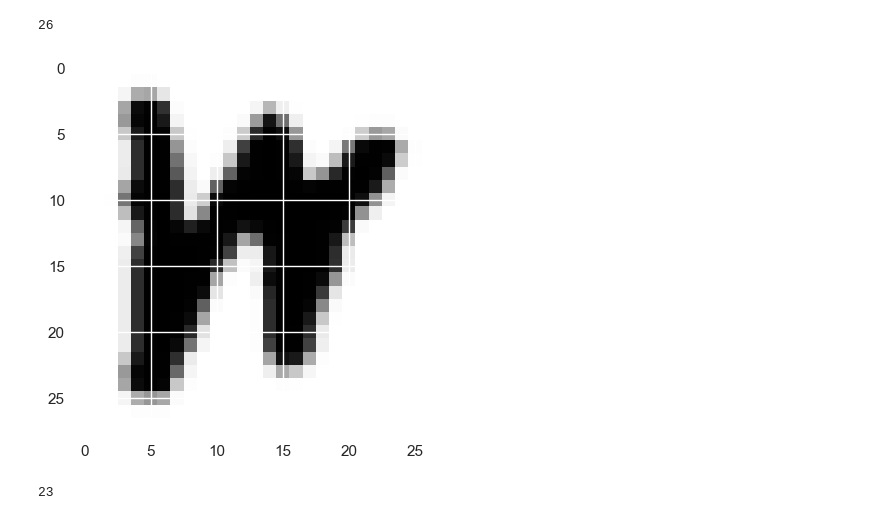
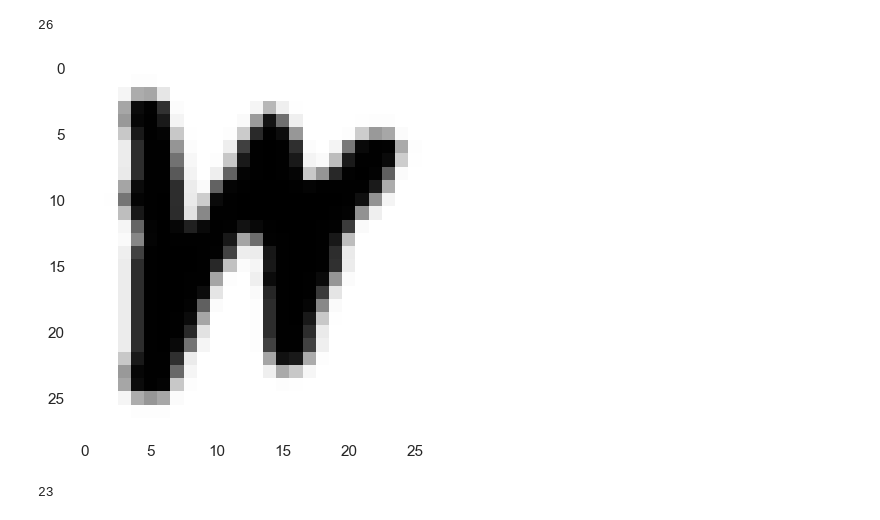
Before and after one commit to Tinalex1012/GJUN-ML, a Jupyter notebook: IPYNB/EMNIST.ipynb, the cells around one changed output. Drawn from its saved outputs; the diff is of its cells as text; code cells hidden in the pictures.

```diff
--- a/IPYNB/EMNIST.ipynb
+++ b/IPYNB/EMNIST.ipynb
@@ -108,9 +108,10 @@ df.ascii.nunique()
 # %%
 # Plot an image
 import matplotlib.pyplot as plt
+plt.grid(False)
 plt.imshow(images_train[0,:,:], cmap=plt.cm.Greys);
 # %% [output]
-[figure, old version]
+[figure, new version]
 # %%
 labels_train[0]
 # %% [output]
```
Also changed, not shown: parts of 16 cells of this notebook.
